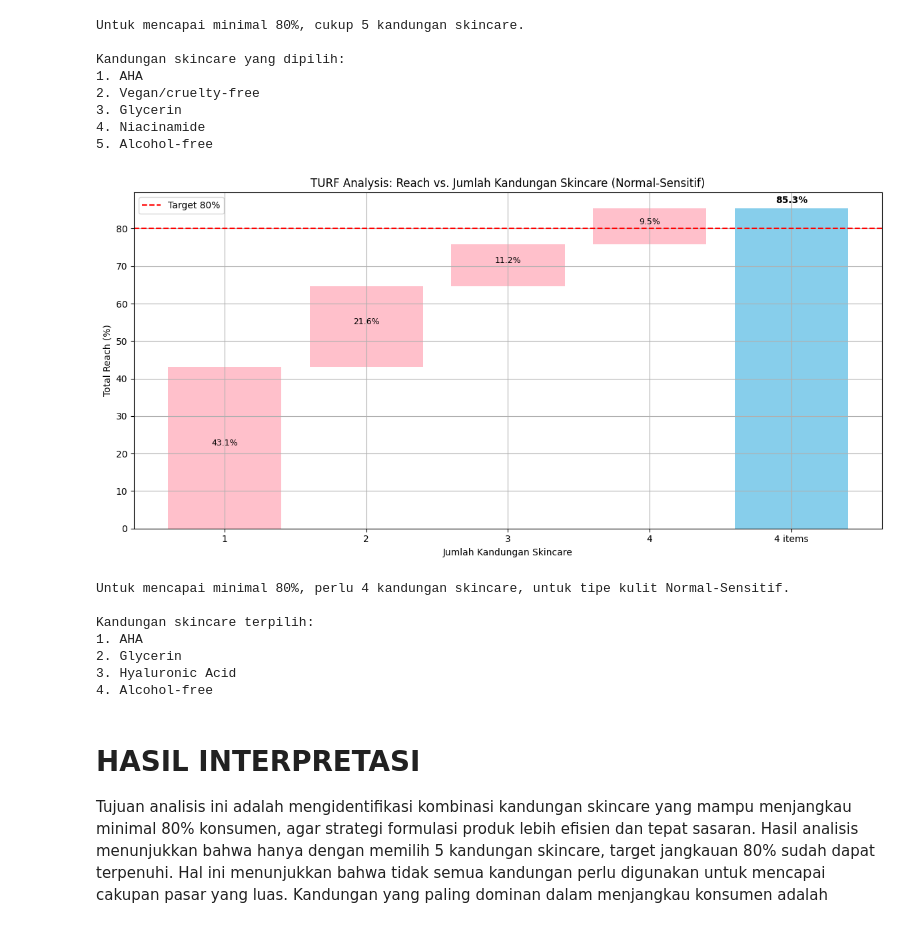
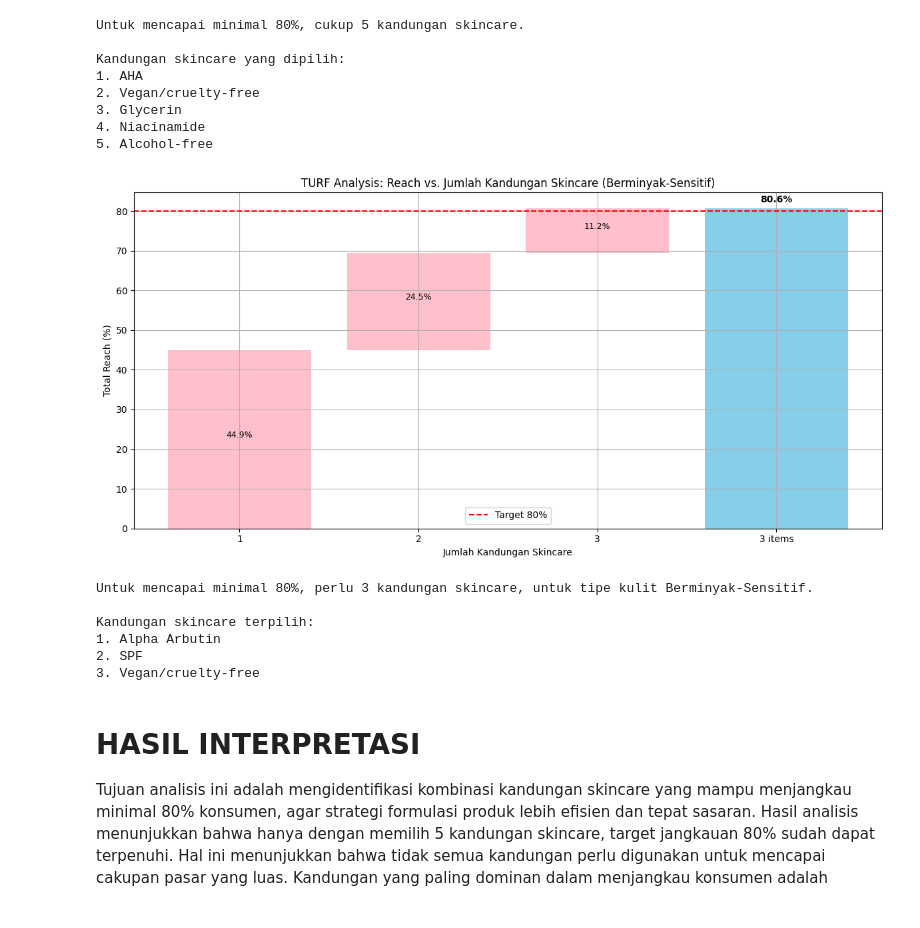
Before and after one commit to margiitazhr/TURF-Analysis_Statistika-Multivariat, a Jupyter notebook: TURF_Analysis_Statistika_Multivariat.ipynb, the cells around one changed output. Saved outputs shown, nothing was run; the diff lists cells and outputs as text; code cells hidden in the pictures.

```diff
--- a/TURF_Analysis_Statistika_Multivariat.ipynb
+++ b/TURF_Analysis_Statistika_Multivariat.ipynb
@@ -181,7 +181,7 @@ Kandungan skincare yang dipilih:
 # %%
 # PARAMETER INPUT (#@param)
 data = "data_survey_skincare_650.xlsx"  # @param {type:"string"}
-Tipe_Kulit = "Normal-Sensitif"  # @param ["Normal", "Berminyak", "Sensitif", "Normal-Berminyak", "Normal-Sensitif", "Berminyak-Sensitif"]
+Tipe_Kulit = "Berminyak-Sensitif"  # @param ["Normal", "Berminyak", "Sensitif", "Normal-Berminyak", "Normal-Sensitif", "Berminyak-Sensitif"]
 Target_dalam_persen = 80  # @param {type:"slider", min:10, max:100, step:5}
 
 # LOAD DATA
@@ -224,41 +224,40 @@ bottoms = 0
 for i, inc in enumerate(incrementals):
     plt.bar(f"{i+1}", inc * 100, bottom=bottoms, color="pink")
     plt.text(i, bottoms + inc * 50, f"{inc * 100:.1f}%", ha='center', va='bottom', fontsize=9)
     bottoms += inc * 100
 
 plt.axhline(y=target_reach_pct * 100, color='r', linestyle='--', label=f'Target {target_reach_pct*100:.0f}%')
 
 plt.bar(f"{len(selected_items)} items", reach_progress[-1] * 100, color="skyblue")
 plt.text(len(selected_items), reach_progress[-1] * 100 + 1, f"{reach_progress[-1]*100:.1f}%",
          ha='center', va='bottom', fontsize=10, fontweight='bold')
 
 plt.xlabel("Jumlah Kandungan Skincare")
 plt.ylabel("Total Reach (%)")
 plt.title(f"TURF Analysis: Reach vs. Jumlah Kandungan Skincare ({Tipe_Kulit})")
 plt.legend()
 plt.grid(True)
 plt.tight_layout()
 plt.show()
 
 # OUTPUT KESIMPULAN
 max_reach = reach_progress[-1]
 if max_reach >= target_reach_pct:
     print(f"Untuk mencapai minimal {Target_dalam_persen}%, perlu {len(selected_items)} kandungan skincare, untuk tipe kulit {Tipe_Kulit}.")
 else:
     print(f"Tidak dapat mencapai {Target_dalam_persen}%.\nHanya {max_reach * 100:.1f}% tercapai dengan {len(selected_items)} kandungan.")
 
 print("\nKandungan skincare terpilih:")
 for i, item in enumerate(selected_items):
     print(f"{i+1}. {item}")
 # %% [output]
-[figure, old version]
+[figure, new version]
-Untuk mencapai minimal 80%, perlu 4 kandungan skincare, untuk tipe kulit Normal-Sensitif.
+Untuk mencapai minimal 80%, perlu 3 kandungan skincare, untuk tipe kulit Berminyak-Sensitif.
 
 Kandungan skincare terpilih:
-1. AHA
-2. Glycerin
-3. Hyaluronic Acid
-4. Alcohol-free
+1. Alpha Arbutin
+2. SPF
+3. Vegan/cruelty-free
 # %% [markdown]
 # **HASIL INTERPRETASI**
 Tujuan analisis ini adalah mengidentifikasi kombinasi kandungan skincare yang mampu menjangkau minimal 80% konsumen, agar strategi formulasi produk lebih efisien dan tepat sasaran. Hasil analisis menunjukkan bahwa hanya dengan memilih 5 kandungan skincare, target jangkauan 80% sudah dapat terpenuhi. Hal ini menunjukkan bahwa tidak semua kandungan perlu digunakan untuk mencapai cakupan pasar yang luas. Kandungan yang paling dominan dalam menjangkau konsumen adalah
```
Also changed, not shown: parts of 1 cell of this notebook.
